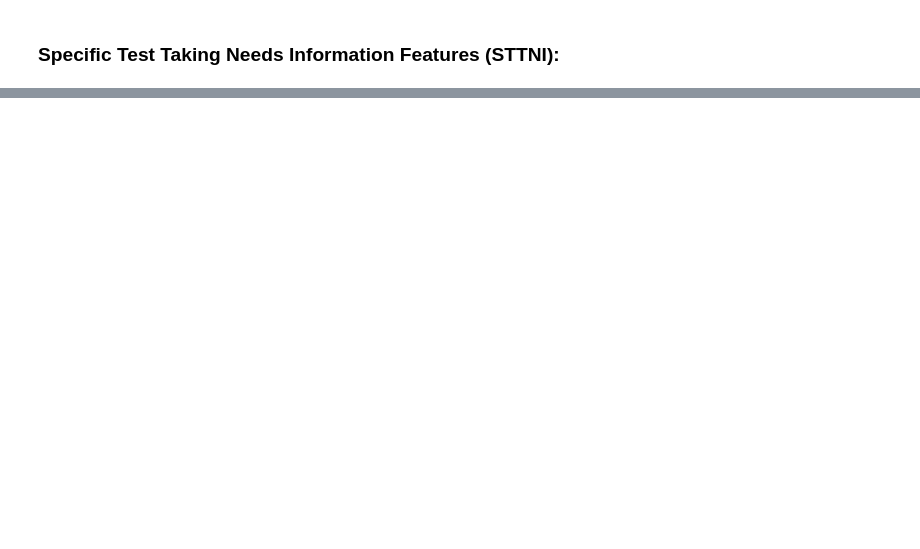
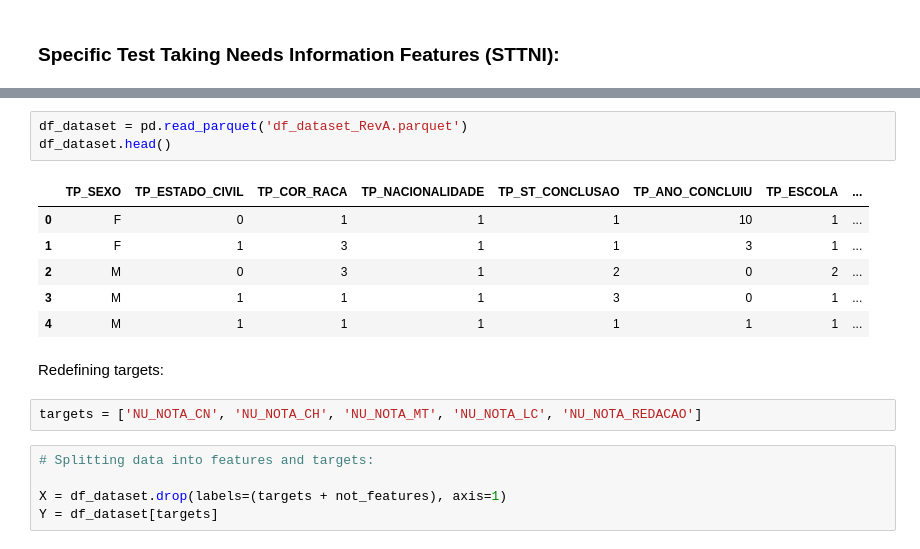
Before and after one commit to higorpr/ENEM_Exploration_Analysis, a Jupyter notebook: ENEM_Exploratory_Analysis.ipynb, the cells around one changed output, grey strips where cells are left out. Drawn from its saved outputs; the diff is of its cells as text; blank space fills up the shorter version.

```diff
--- a/ENEM_Exploratory_Analysis.ipynb
+++ b/ENEM_Exploratory_Analysis.ipynb
@@ -3178,0 +3301,19 @@ df_train[sei].shape
+# %%
+df_dataset = pd.read_parquet('df_dataset_RevA.parquet')
+df_dataset.head()
+# %% [output]
+|  | TP_SEXO | TP_ESTADO_CIVIL | TP_COR_RACA | TP_NACIONALIDADE | TP_ST_CONCLUSAO | TP_ANO_CONCLUIU | TP_ESCOLA | ... |
+| 0 | F | 0 | 1 | 1 | 1 | 10 | 1 | ... |
+| 1 | F | 1 | 3 | 1 | 1 | 3 | 1 | ... |
+| 2 | M | 0 | 3 | 1 | 2 | 0 | 2 | ... |
+| 3 | M | 1 | 1 | 1 | 3 | 0 | 1 | ... |
+| 4 | M | 1 | 1 | 1 | 1 | 1 | 1 | ... |
+# %% [markdown]
+Redefining targets:
+# %%
+targets = ['NU_NOTA_CN', 'NU_NOTA_CH', 'NU_NOTA_MT', 'NU_NOTA_LC', 'NU_NOTA_REDACAO']
+# %%
+# Splitting data into features and targets:
+
+X = df_dataset.drop(labels=(targets + not_features), axis=1)
+Y = df_dataset[targets]
```
Also changed, not shown: parts of 39 cells of this notebook.
